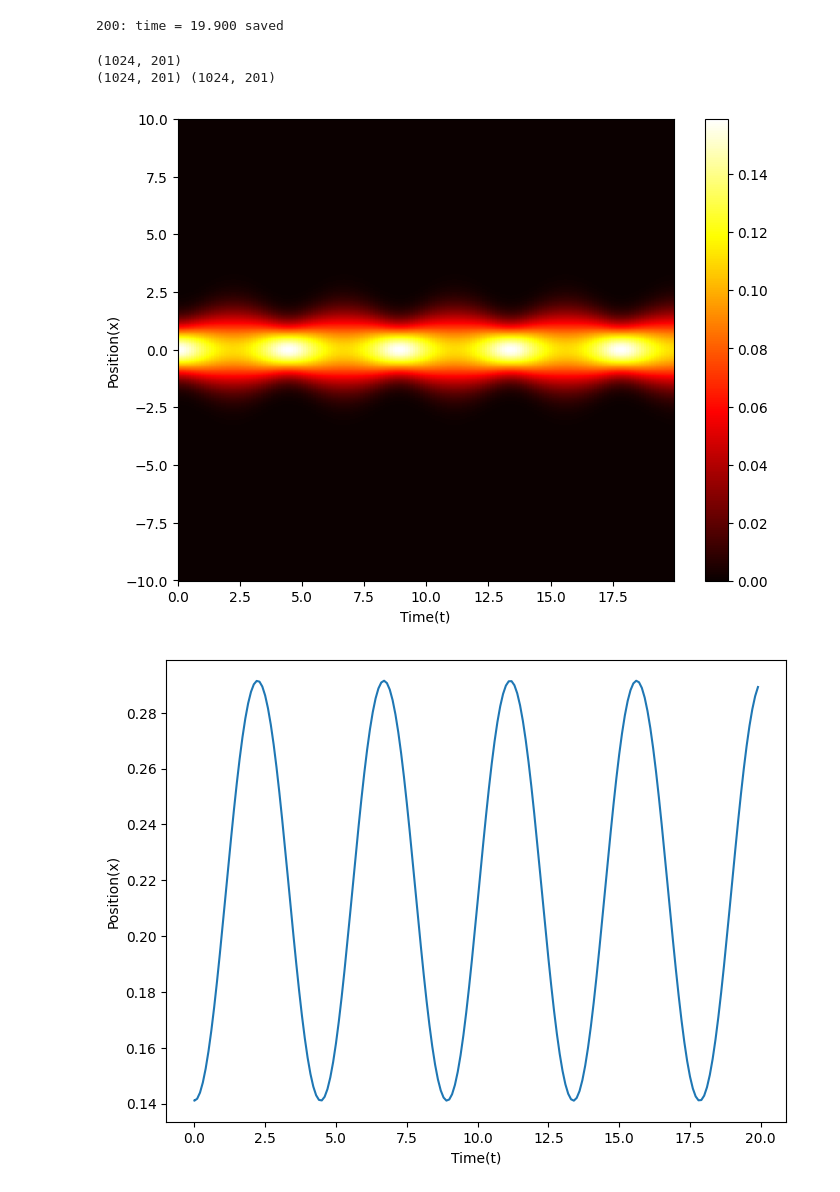
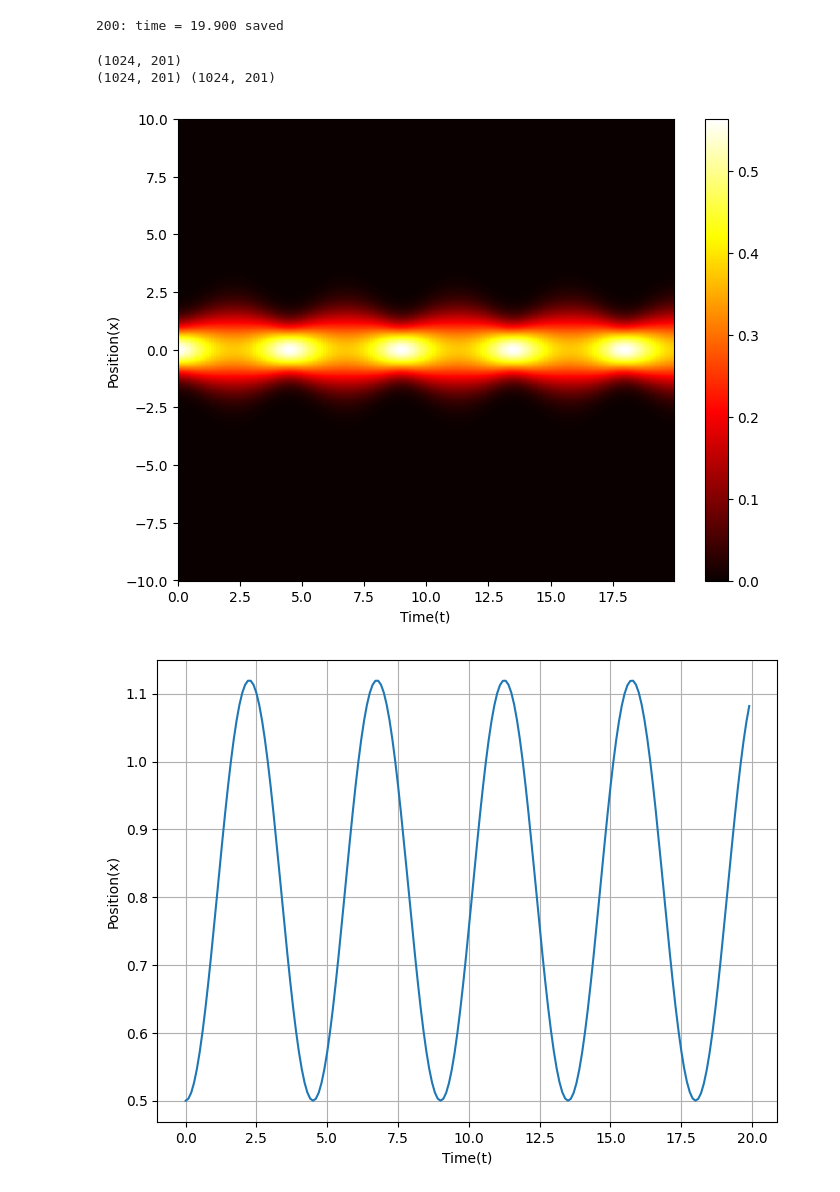
Before and after one commit to zty624/IntroPhyCom, a Jupyter notebook: hw5/tssp.ipynb, the cells around one changed output. Drawn from its saved outputs; the diff is of its cells as text; code cells hidden in the pictures.

```diff
--- a/hw5/tssp.ipynb
+++ b/hw5/tssp.ipynb
@@ -23,6 +23,7 @@ V = 0.5 * x ** 2
 
 psi0 = 1 / np.sqrt(2 * np.pi) * np.exp(- x ** 2 / 2)
 psi0 = psi0.astype('complex128')
+psi0 /= np.sqrt(np.sum(np.abs(psi0) ** 2) * dx)
 # %%
 idx = 0; psi = psi0
 data_rho[:, 0] = np.abs(psi) ** 2
@@ -56,13 +56,14 @@ plt.show()
 # %% [output]
 (1024, 201)
 (1024, 201) (1024, 201)
-[figure, old version]
+[figure, new version]
 # %%
 data_x2 = np.sum(data_rho * (x ** 2)[:, np.newaxis], axis=0) * dx
 fig = plt.figure(figsize=(8, 6))
 plt.plot(data_t, data_x2)
 plt.xlabel("Time(t)")
 plt.ylabel("Position(x)")
+plt.grid()
 plt.show()
 # %% [output]
-[figure, old version]
+[figure, new version]
```
Also changed, not shown: parts of 1 cell of this notebook, 2 other files.
